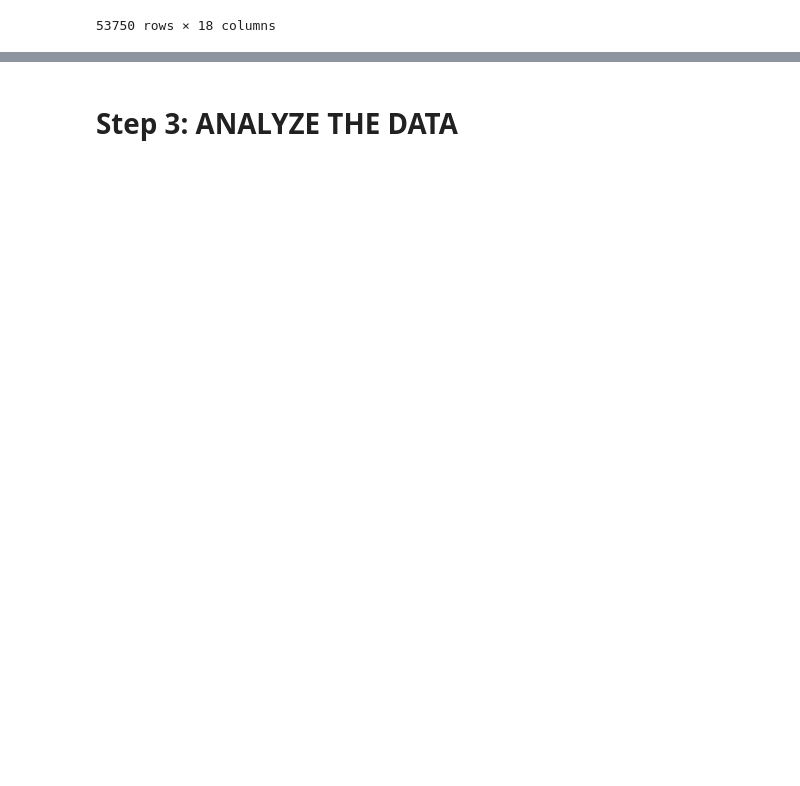
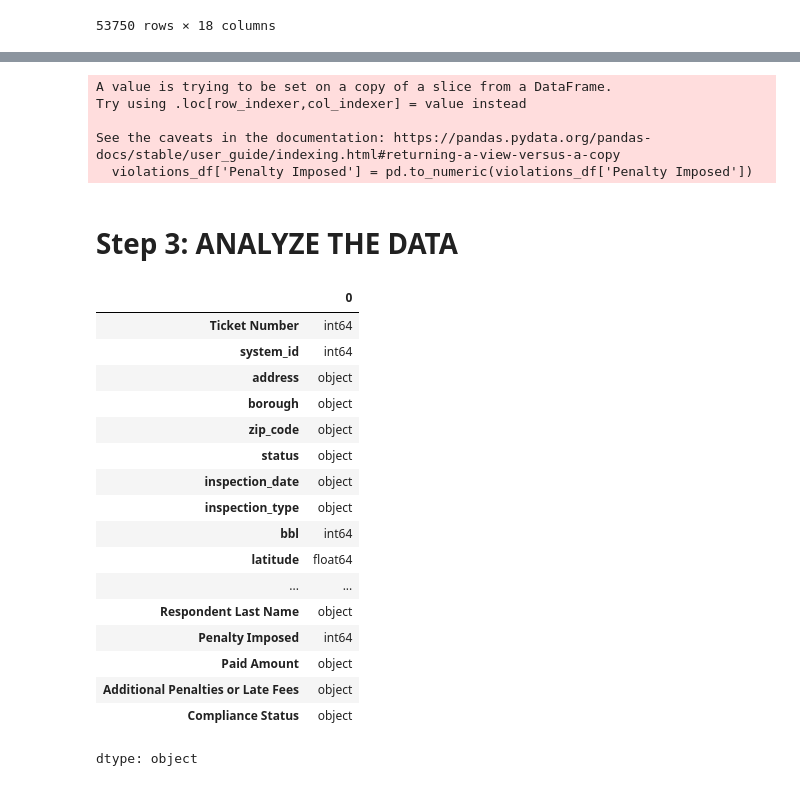
Before and after one commit to bigbirdjones/laguardia_data_analytics, a Jupyter notebook: NYC_Cooling_Tower_System_Inspection_Results_EDA.ipynb, the cells around one changed output, grey strips where cells are left out. Cells and saved outputs as stored; diff of their text form; code cells hidden in the pictures; blank space fills up the shorter version.

```diff
--- a/NYC_Cooling_Tower_System_Inspection_Results_EDA.ipynb
+++ b/NYC_Cooling_Tower_System_Inspection_Results_EDA.ipynb
@@ -176,0 +183,9 @@ violations_df.set_index('inspection_date')
+# %%
+violations_df['Penalty Imposed'] = violations_df['Penalty Imposed'].replace('$2,000.00', '2000')
+violations_df['Penalty Imposed'] = violations_df['Penalty Imposed'].replace('$1,030.00', '1030')
+violations_df['Penalty Imposed'] = violations_df['Penalty Imposed'].replace('$1,000.00', '1000')
+violations_df['Penalty Imposed'] = violations_df['Penalty Imposed'].replace('$530.00', '530')
+violations_df['Penalty Imposed'] = violations_df['Penalty Imposed'].replace('$500.00', '500')
+violations_df['Penalty Imposed'] = violations_df['Penalty Imposed'].replace('$300.00', '300')
+violations_df['Penalty Imposed'] = violations_df['Penalty Imposed'].replace('$250.00', '250')
+violations_df['Penalty Imposed'] = violations_df['Penalty Imposed'].replace('$0.00', '0')
@@ -177,4 +210,33 @@ violations_df.set_index('inspection_date')
+# %%
+violations_df['Penalty Imposed'] = pd.to_numeric(violations_df['Penalty Imposed'])
+# %% [output]
+A value is trying to be set on a copy of a slice from a DataFrame.
+Try using .loc[row_indexer,col_indexer] = value instead
+
+See the caveats in the documentation: https://pandas.pydata.org/pandas-docs/stable/user_guide/indexing.html#returning-a-view-versus-a-copy
+  violations_df['Penalty Imposed'] = pd.to_numeric(violations_df['Penalty Imposed'])
 # %% [markdown]
 # Step 3: ANALYZE THE DATA
 # %%
 import seaborn as sns
+# %%
+violations_df.dtypes
+# %% [output]
+|  | 0 |
+| Ticket Number | int64 |
+| system_id | int64 |
+| address | object |
+| borough | object |
+| zip_code | object |
+| status | object |
+| inspection_date | object |
+| inspection_type | object |
+| bbl | int64 |
+| latitude | float64 |
+| ... | ... |
+| Respondent Last Name | object |
+| Penalty Imposed | int64 |
+| Paid Amount | object |
+| Additional Penalties or Late Fees | object |
+| Compliance Status | object |
+dtype: object
```
Also changed, not shown: parts of 6 cells of this notebook.
